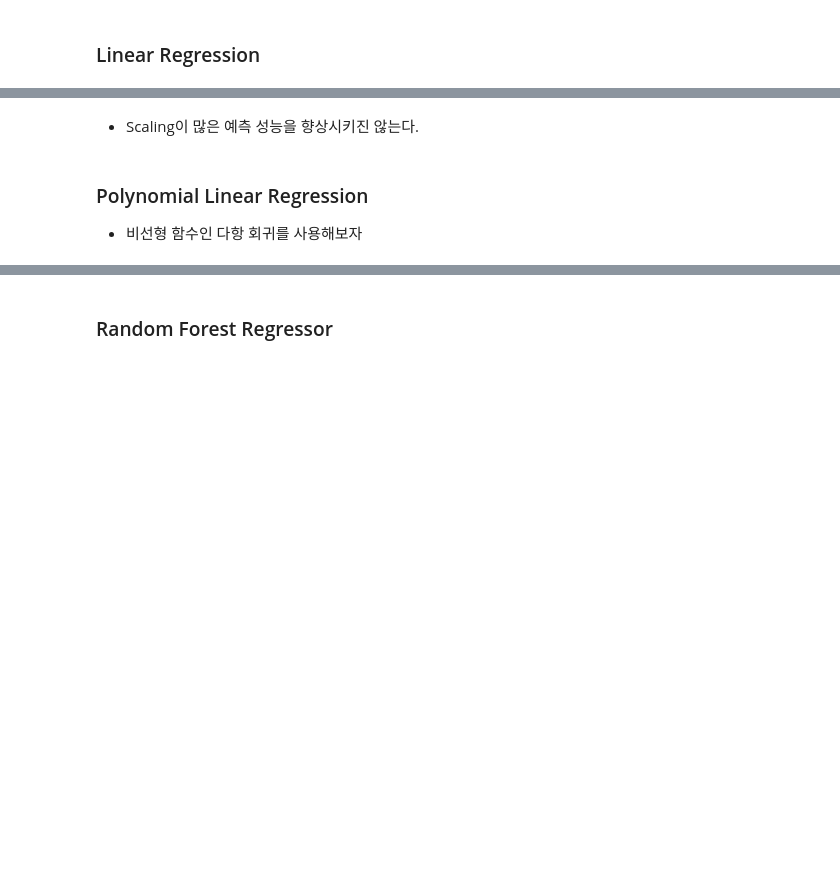
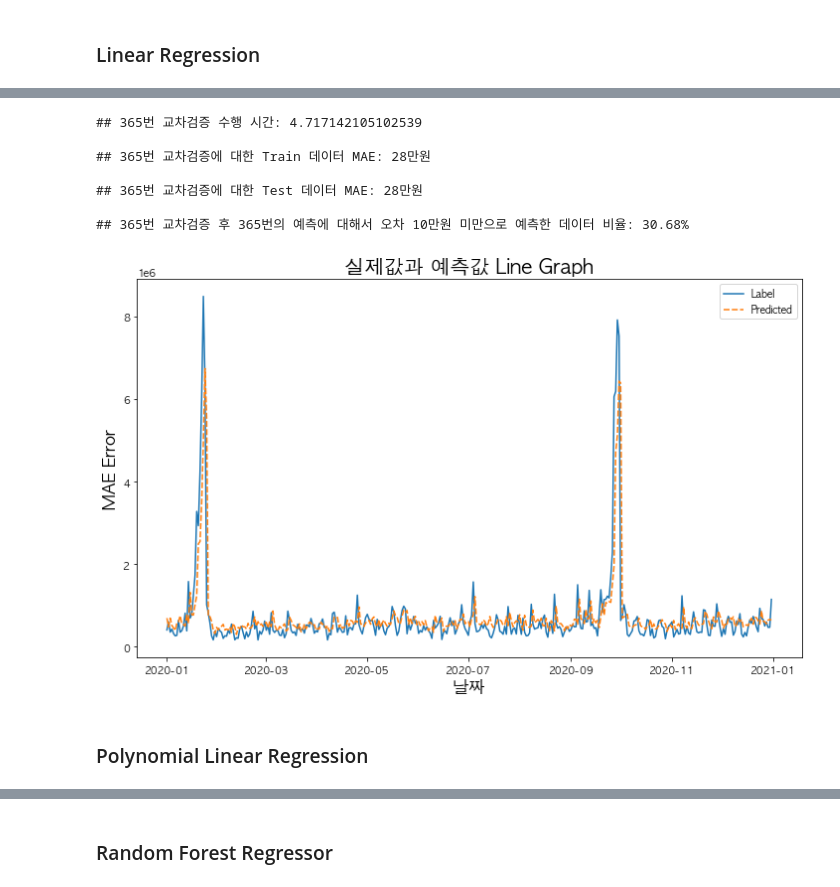
Before and after one commit to young-hun-jo/DataAnalysis, a Jupyter notebook: woochuri/modeling.ipynb, the cells around one changed output, grey strips where cells are left out. Cells and saved outputs as stored; diff of their text form; code cells hidden in the pictures; blank space fills up the shorter version.

```diff
--- a/woochuri/modeling.ipynb
+++ b/woochuri/modeling.ipynb
@@ -802,0 +336,10 @@ test = test[no_multi_time.columns.tolist()]
+# %%
+test['y_pred'] = arima_model.predict(n_periods=test.shape[0])
+test['score'] = 0
+test.loc[abs(test['일매출']-test['y_pred']) < 1e5, 'score'] = 1
+
+test_mae = mean_absolute_error(test['일매출'], test['y_pred'])
+test_acc = test['score'].mean() * 100
+
+print(f"# Test MAE: {test_mae/1e4 : .0f}만원")
+print(f"# Test Accuracy: {test_acc :.2f}%")
@@ -802,0 +422,28 @@ test = test[no_multi_time.columns.tolist()]
+# %%
+# 다중공선성 변수 제거
+multi_cols = ['최소상대습도', '최저기온', '평균기온', '1시간최다일사량']
+dataset = df.drop(multi_cols, axis=1)
+# 날짜 인덱스로 옮기기
+dataset['날짜'] = pd.to_datetime(dataset['날짜'])
+dataset = dataset.set_index('날짜')
+# %%
+# 우선 매출이 0인 값들 요일 평균값으로 대체
+non_zero_sales = dataset[dataset['일매출'] != 0]
+days = non_zero_sales.groupby('요일')['일매출'].mean().index
+means = non_zero_sales.groupby('요일')['일매출'].mean().values
+weekdays_means = dict(zip(days, means))
+
+def replace_zero_sales(df):
+    if df['일매출'] == 0:
+        df['일매출'] = weekdays_means[df['요일']]
+    return df
+
+dataset = dataset.apply(replace_zero_sales, axis=1)
+
+# 요일변수 요일별 매출 평균값 가중치로 변경
+total = dataset.groupby('요일')['일매출'].mean().values.sum()
+weekdays = dataset.groupby('요일')['일매출'].mean().index
+values = np.round(dataset.groupby('요일')['일매출'].mean().values / total * 100, 2)
+weekdays_dict = dict(zip(weekdays, values))
+
+dataset['요일'] = dataset['요일'].map(weekdays_dict)
@@ -846,6 +685,17 @@ Test Accuracy: 30.48
-# %% [markdown]
-- Scaling이 많은 예측 성능을 향상시키진 않는다.
+# %%
+from sklearn.linear_model import LinearRegression
+
+lr_reg = LinearRegression()
+
+test_df, train_cv_mae = evaluate_cv_predict(dataframe=dataset, regressor=lr_reg)
+# %% [output]
+## 365번 교차검증 수행 시간: 4.717142105102539
+
+## 365번 교차검증에 대한 Train 데이터 MAE: 28만원
+
+## 365번 교차검증에 대한 Test 데이터 MAE: 28만원
+
+## 365번 교차검증 후 365번의 예측에 대해서 오차 10만원 미만으로 예측한 데이터 비율: 30.68%
+[figure, added]
 # %% [markdown]
 ### Polynomial Linear Regression
-
-- 비선형 함수인 다항 회귀를 사용해보자
```
Also changed, not shown: parts of 144 cells of this notebook.
